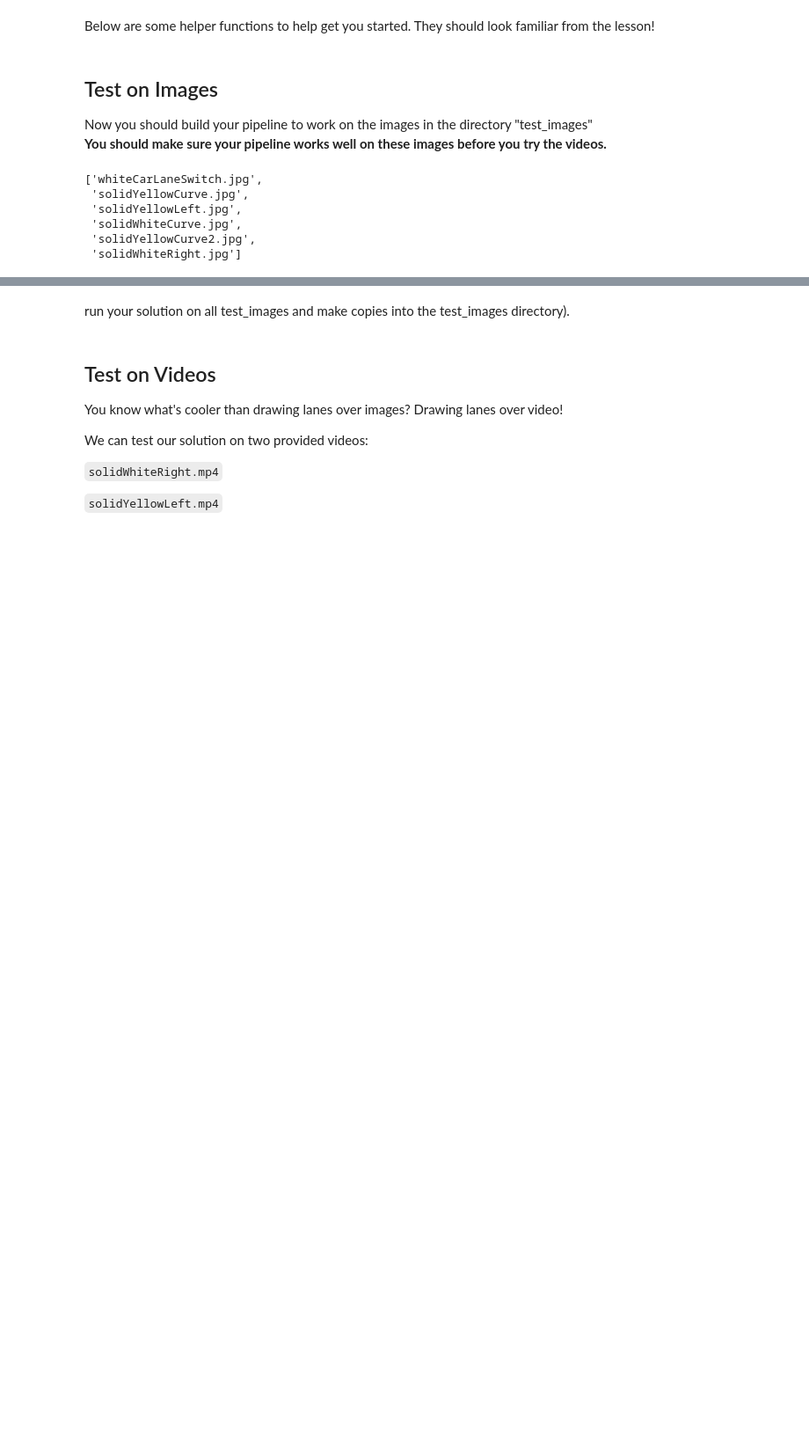
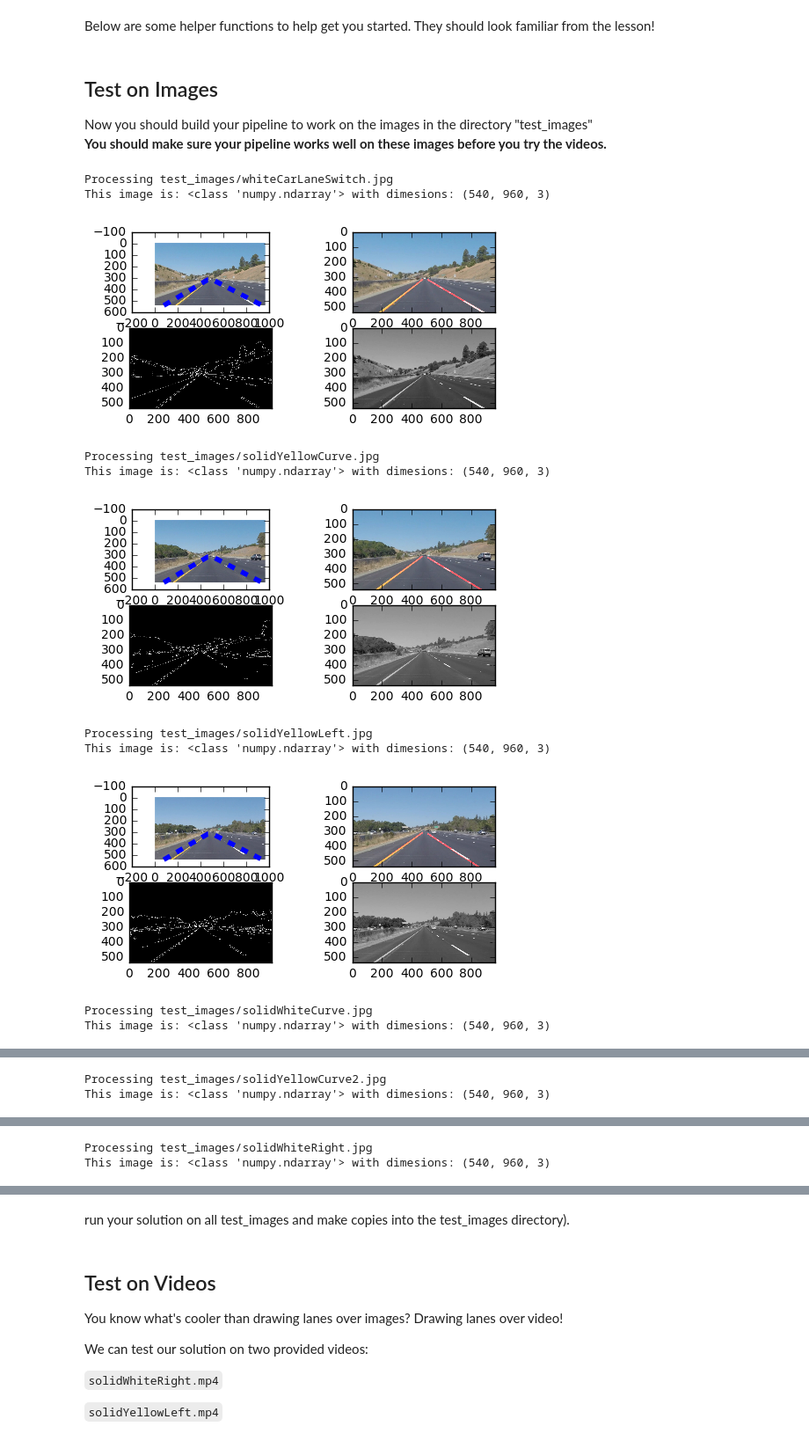
Before and after one commit to bor-sh-sdc/CarND-LaneLines-P1, a Jupyter notebook: P1.ipynb, the cells around one changed output, grey strips where cells are left out. Shown at 88% size. Cells and saved outputs as stored; diff of their text form; code cells hidden in the pictures; blank space fills up the shorter version.

```diff
--- a/P1.ipynb
+++ b/P1.ipynb
@@ -161,11 +292,20 @@ Now you should build your pipeline to work on the images in the directory "test_
 **You should make sure your pipeline works well on these images before you try the videos.**
 # %%
 import os
-os.listdir("test_images/")
+
+clean_up_images()
+
+for image in os.listdir("test_images/"):
+    find_lane_lines('test_images/'+image)
 # %% [output]
-['whiteCarLaneSwitch.jpg',
- 'solidYellowCurve.jpg',
- 'solidYellowLeft.jpg',
- 'solidWhiteCurve.jpg',
- 'solidYellowCurve2.jpg',
- 'solidWhiteRight.jpg']
+Processing test_images/whiteCarLaneSwitch.jpg
+This image is: <class 'numpy.ndarray'> with dimesions: (540, 960, 3)
+[figure, added]
+Processing test_images/solidYellowCurve.jpg
+This image is: <class 'numpy.ndarray'> with dimesions: (540, 960, 3)
+[figure, added]
+Processing test_images/solidYellowLeft.jpg
+This image is: <class 'numpy.ndarray'> with dimesions: (540, 960, 3)
+[figure, added]
+Processing test_images/solidWhiteCurve.jpg
+This image is: <class 'numpy.ndarray'> with dimesions: (540, 960, 3)
@@ -171,0 +313,2 @@ os.listdir("test_images/")
+Processing test_images/solidYellowCurve2.jpg
+This image is: <class 'numpy.ndarray'> with dimesions: (540, 960, 3)
@@ -171,0 +316,2 @@ os.listdir("test_images/")
+Processing test_images/solidWhiteRight.jpg
+This image is: <class 'numpy.ndarray'> with dimesions: (540, 960, 3)
```
Also changed, not shown: parts of 11 cells of this notebook.
